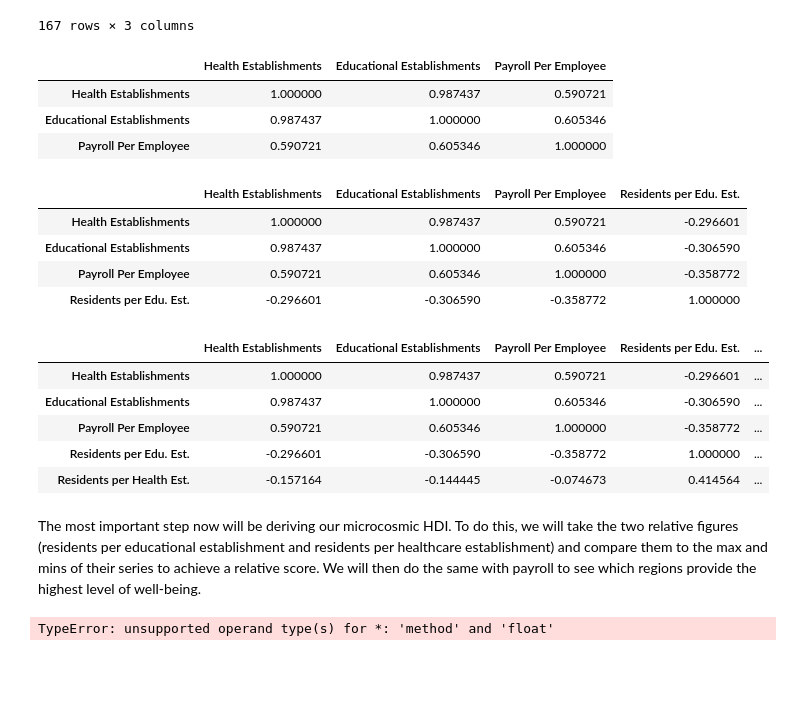
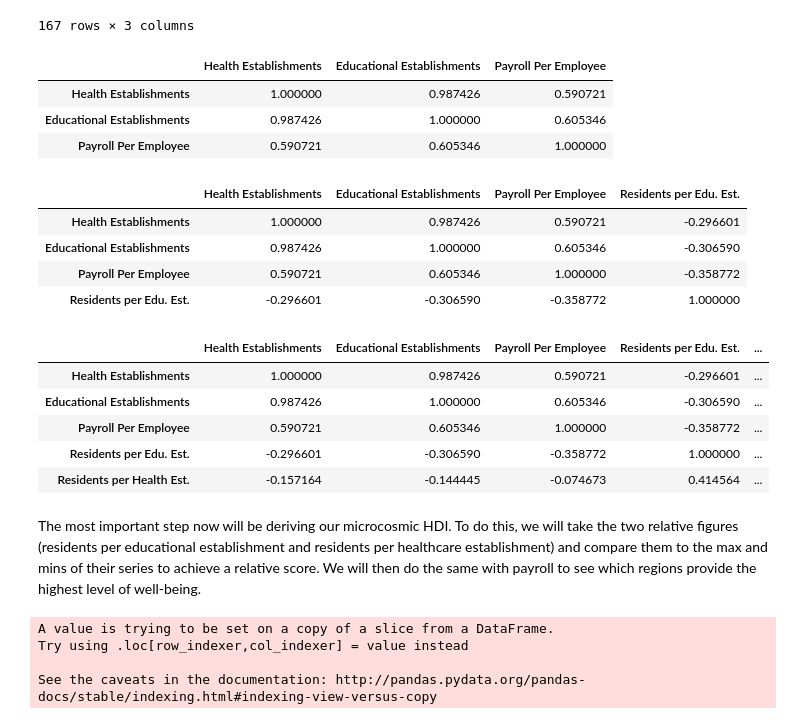
Before and after one commit to jacobjzhang/applied-stats-midterm, a Jupyter notebook: midterm-project.ipynb, the cells around one changed output. Saved outputs shown, nothing was run; the diff lists cells and outputs as text; code cells hidden in the pictures; blank space fills up the shorter version.

Commit message:
pushing ideas from prof, and also starting to development HDI percentile

```diff
--- a/midterm-project.ipynb
+++ b/midterm-project.ipynb
@@ -282,11 +289,11 @@ pandas.concat([health_edu_est, business_grouped['Payroll Per Employee']], axis=1
 167 rows × 3 columns
 # %%
-full_table = pandas.concat([health_edu_est, business_grouped['Payroll Per Employee']], axis=1).sort('Payroll Per Employee')
+full_table = pandas.concat([health_edu_est, business_grouped['Payroll Per Employee']], axis=1).sort('Payroll Per Employee').dropna()
 full_table.astype(float).corr()
 # %% [output]
 |  | Health Establishments | Educational Establishments | Payroll Per Employee |
-| Health Establishments | 1.000000 | 0.987437 | 0.590721 |
-| Educational Establishments | 0.987437 | 1.000000 | 0.605346 |
+| Health Establishments | 1.000000 | 0.987426 | 0.590721 |
+| Educational Establishments | 0.987426 | 1.000000 | 0.605346 |
 | Payroll Per Employee | 0.590721 | 0.605346 | 1.000000 |
 # %%
 # flattened_all_edu_est['Number of establishments']
@@ -295,8 +302,8 @@ full_table['Residents per Edu. Est.'] = edu_table['Population Estimate (as of Ju
 full_table.astype(float).corr()
 # %% [output]
 |  | Health Establishments | Educational Establishments | Payroll Per Employee | Residents per Edu. Est. |
-| Health Establishments | 1.000000 | 0.987437 | 0.590721 | -0.296601 |
-| Educational Establishments | 0.987437 | 1.000000 | 0.605346 | -0.306590 |
+| Health Establishments | 1.000000 | 0.987426 | 0.590721 | -0.296601 |
+| Educational Establishments | 0.987426 | 1.000000 | 0.605346 | -0.306590 |
 | Payroll Per Employee | 0.590721 | 0.605346 | 1.000000 | -0.358772 |
 | Residents per Edu. Est. | -0.296601 | -0.306590 | -0.358772 | 1.000000 |
 # %%
@@ -306,14 +313,32 @@ full_table['Residents per Health Est.'] = health_table['Population Estimate (as
 full_table.astype(float).corr()
 # %% [output]
 |  | Health Establishments | Educational Establishments | Payroll Per Employee | Residents per Edu. Est. | ... |
-| Health Establishments | 1.000000 | 0.987437 | 0.590721 | -0.296601 | ... |
-| Educational Establishments | 0.987437 | 1.000000 | 0.605346 | -0.306590 | ... |
+| Health Establishments | 1.000000 | 0.987426 | 0.590721 | -0.296601 | ... |
+| Educational Establishments | 0.987426 | 1.000000 | 0.605346 | -0.306590 | ... |
 | Payroll Per Employee | 0.590721 | 0.605346 | 1.000000 | -0.358772 | ... |
 | Residents per Edu. Est. | -0.296601 | -0.306590 | -0.358772 | 1.000000 | ... |
 | Residents per Health Est. | -0.157164 | -0.144445 | -0.074673 | 0.414564 | ... |
 # %% [markdown]
 The most important step now will be deriving our microcosmic HDI. To do this, we will take the two relative figures (residents per educational establishment and residents per healthcare establishment) and compare them to the max and mins of their series to achieve a relative score. We will then do the same with payroll to see which regions provide the highest level of well-being.
-# %%
-percentile = numpy.percentile(full_table['Residents per Edu. Est.'].astype(float).as_matrix, 50)
-# %% [output]
-TypeError: unsupported operand type(s) for *: 'method' and 'float'
+# %%
+from scipy import stats
+from scipy.stats.mstats import gmean
+
+full_table['Residents Per Edu Percentile'] = stats.rankdata(full_table['Residents per Edu. Est.'], "average")/len(full_table['Residents per Edu. Est.'])
+full_table['Residents Per Health Percentile'] = stats.rankdata(full_table['Residents per Health Est.'], "average")/len(full_table['Residents per Health Est.'])
+full_table['Payroll Percentile'] = 1-(stats.rankdata(full_table['Payroll Per Employee'], "average")/len(full_table['Payroll Per Employee']))
+
+clean_full_table = full_table[['Residents Per Edu Percentile', 'Residents Per Health Percentile', 'Payroll Percentile']]
+
+# need composite static/metric to integrate all 3
+res = clean_full_table['Residents Per Edu Percentile']
+clean_full_table['HDI'] = res**(1./3.)
+
+
+# payroll percentile (1 minus)
+# equal weighing
+# %% [output]
+A value is trying to be set on a copy of a slice from a DataFrame.
+Try using .loc[row_indexer,col_indexer] = value instead
+
+See the caveats in the documentation: http://pandas.pydata.org/pandas-docs/stable/indexing.html#indexing-view-versus-copy
```
Also changed, not shown: parts of 4 cells of this notebook.
